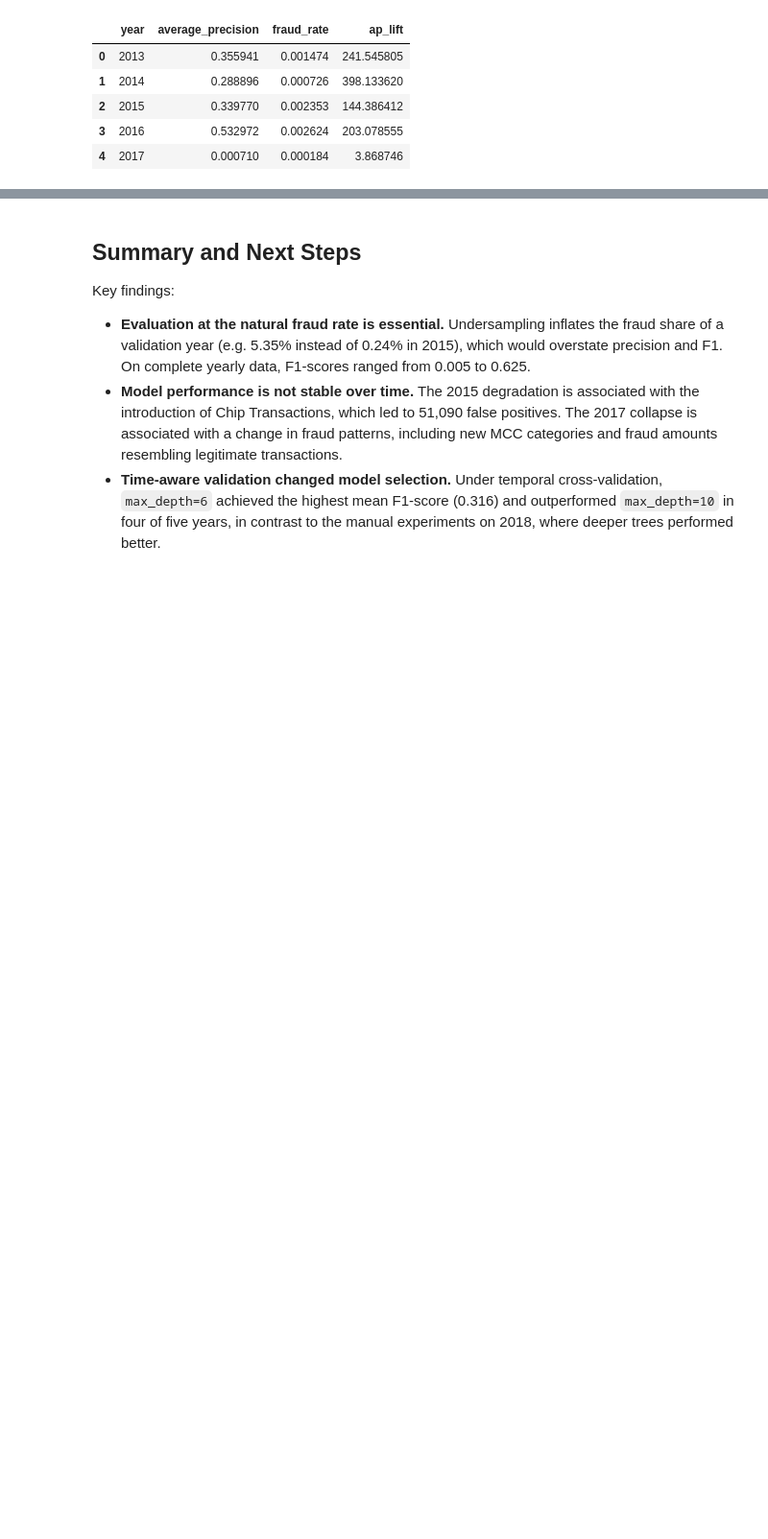
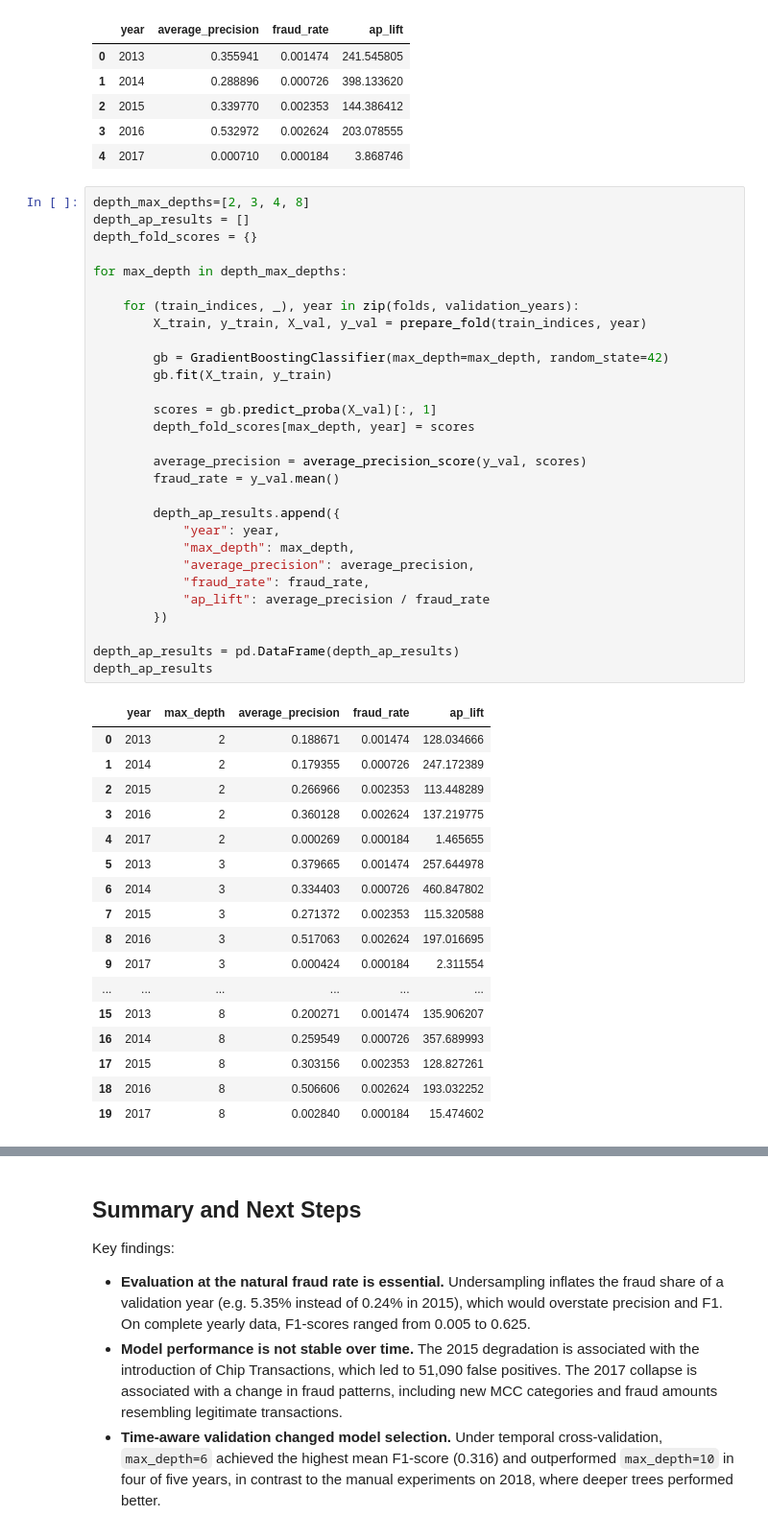
Before and after one commit to martynawieruszewska/finsight-fintech-analytics, a Jupyter notebook: notebooks/ml/06_temporal_validation.ipynb, the cells around one changed output, grey strips where cells are left out. Shown at 96% size. Drawn from its saved outputs; the diff is of its cells as text; blank space fills up the shorter version.

Commit message:
Select max_depth using average precision on temporal folds

```diff
--- a/notebooks/ml/06_temporal_validation.ipynb
+++ b/notebooks/ml/06_temporal_validation.ipynb
@@ -1042,3 +1042,50 @@ ap_results
 | 2 | 2015 | 0.339770 | 0.002353 | 144.386412 |
 | 3 | 2016 | 0.532972 | 0.002624 | 203.078555 |
 | 4 | 2017 | 0.000710 | 0.000184 | 3.868746 |
+# %%
+depth_max_depths=[2, 3, 4, 8]
+depth_ap_results = []
+depth_fold_scores = {}
+
+for max_depth in depth_max_depths:
+
+    for (train_indices, _), year in zip(folds, validation_years):
+        X_train, y_train, X_val, y_val = prepare_fold(train_indices, year)
+
+        gb = GradientBoostingClassifier(max_depth=max_depth, random_state=42)
+        gb.fit(X_train, y_train)
+
+        scores = gb.predict_proba(X_val)[:, 1]
+        depth_fold_scores[max_depth, year] = scores
+
+        average_precision = average_precision_score(y_val, scores)
+        fraud_rate = y_val.mean()
+
+        depth_ap_results.append({
+            "year": year,
+            "max_depth": max_depth,
+            "average_precision": average_precision,
+            "fraud_rate": fraud_rate,
+            "ap_lift": average_precision / fraud_rate
+        })
+
+depth_ap_results = pd.DataFrame(depth_ap_results)
+depth_ap_results
+# %% [output]
+|  | year | max_depth | average_precision | fraud_rate | ap_lift |
+| 0 | 2013 | 2 | 0.188671 | 0.001474 | 128.034666 |
+| 1 | 2014 | 2 | 0.179355 | 0.000726 | 247.172389 |
+| 2 | 2015 | 2 | 0.266966 | 0.002353 | 113.448289 |
+| 3 | 2016 | 2 | 0.360128 | 0.002624 | 137.219775 |
+| 4 | 2017 | 2 | 0.000269 | 0.000184 | 1.465655 |
+| 5 | 2013 | 3 | 0.379665 | 0.001474 | 257.644978 |
+| 6 | 2014 | 3 | 0.334403 | 0.000726 | 460.847802 |
+| 7 | 2015 | 3 | 0.271372 | 0.002353 | 115.320588 |
+| 8 | 2016 | 3 | 0.517063 | 0.002624 | 197.016695 |
+| 9 | 2017 | 3 | 0.000424 | 0.000184 | 2.311554 |
+| ... | ... | ... | ... | ... | ... |
+| 15 | 2013 | 8 | 0.200271 | 0.001474 | 135.906207 |
+| 16 | 2014 | 8 | 0.259549 | 0.000726 | 357.689993 |
+| 17 | 2015 | 8 | 0.303156 | 0.002353 | 128.827261 |
+| 18 | 2016 | 8 | 0.506606 | 0.002624 | 193.032252 |
+| 19 | 2017 | 8 | 0.002840 | 0.000184 | 15.474602 |
```
Also changed, not shown: parts of 1 cell of this notebook.
